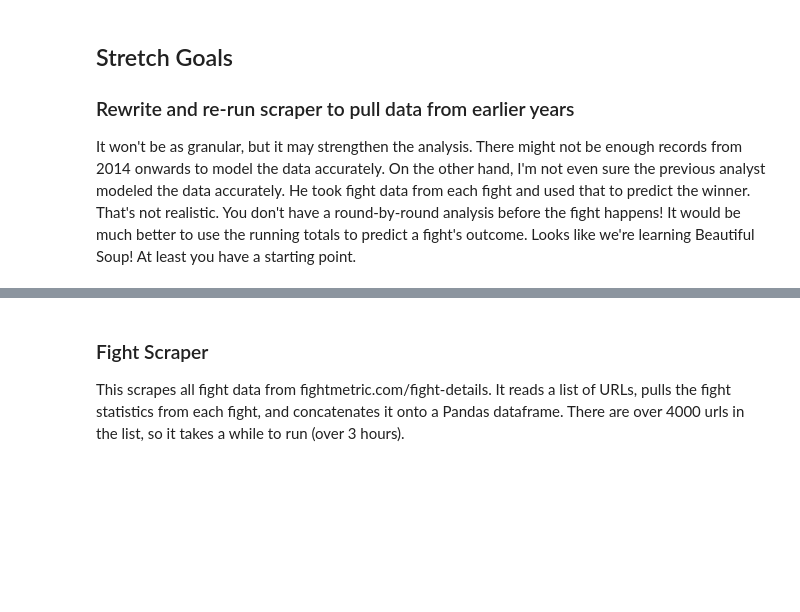
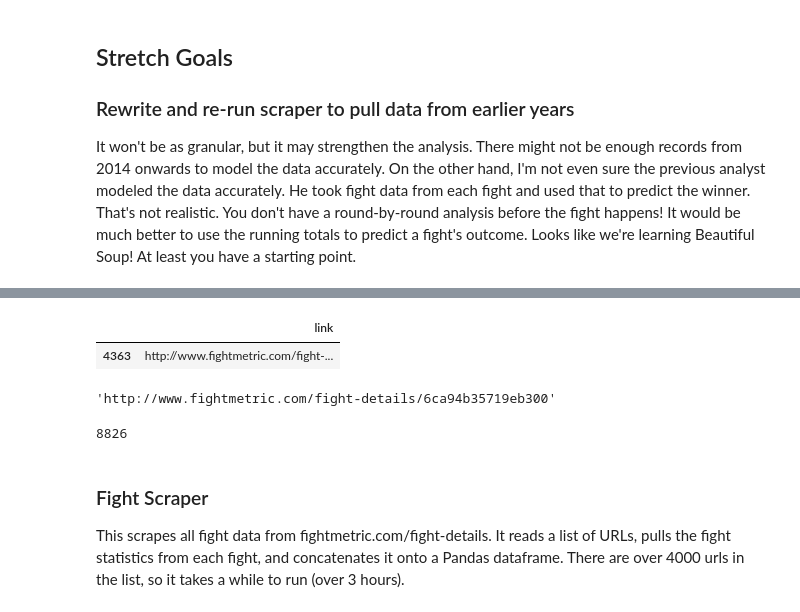
Before and after one commit to cfergusonlee/ufc_fight_analysis, a Jupyter notebook: ufc_analysis.ipynb, the cells around one changed output, grey strips where cells are left out. Drawn from its saved outputs; the diff is of its cells as text; code cells hidden in the pictures; blank space fills up the shorter version.

```diff
--- a/ufc_analysis.ipynb
+++ b/ufc_analysis.ipynb
@@ -1796,0 +1583,4 @@ fight_urls.to_csv('fight urls.csv', index=False)
+# %%
+fight_urls = pd.read_csv('data/fight_urls.csv')
+for i in range(10):
+    print fight_urls.iloc[-i, 0]
@@ -1796,0 +1598,13 @@ fight_urls.to_csv('fight urls.csv', index=False)
+# %%
+fight_urls[fight_urls.link.str.contains('eb300')]
+# %% [output]
+|  | link |
+| 4363 | http://www.fightmetric.com/fight-... |
+# %%
+fight_urls.iloc[4363, 0]
+# %% [output]
+'http://www.fightmetric.com/fight-details/6ca94b35719eb300'
+# %%
+len(fight_urls)*2
+# %% [output]
+8826
```
Also changed, not shown: parts of 62 cells of this notebook, 4 other files.
